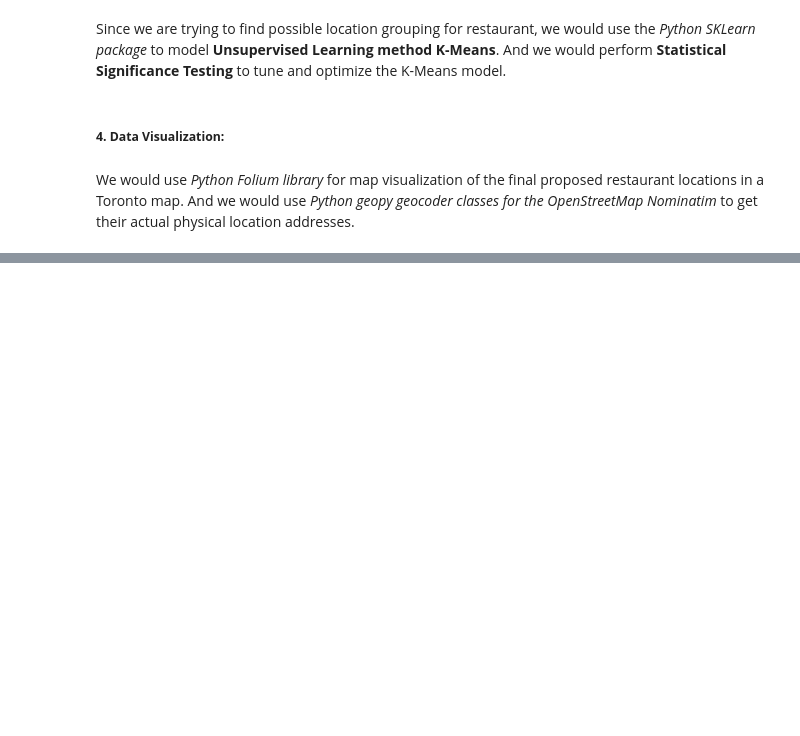
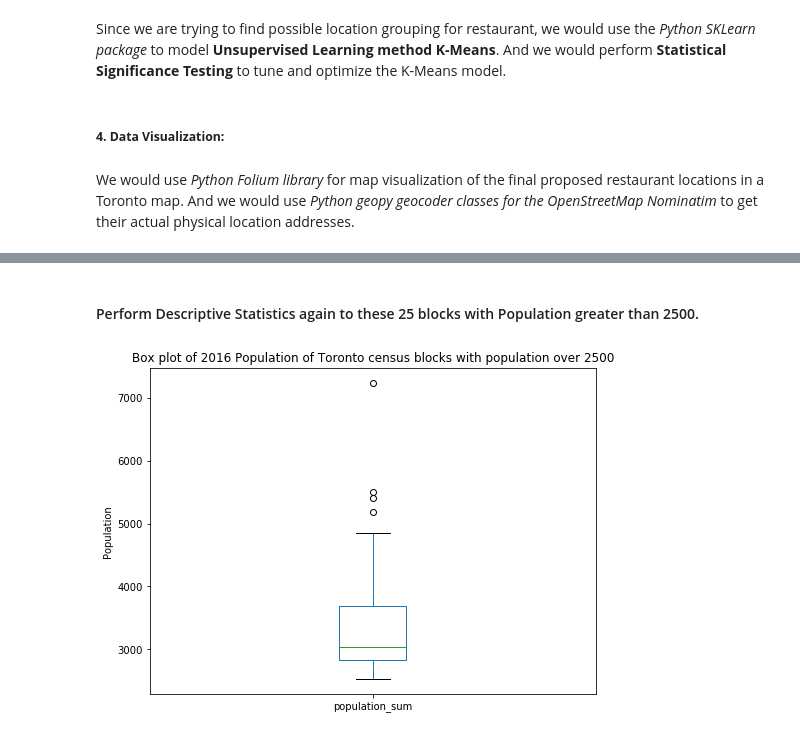
Before and after one commit to Tricomp1/Coursera_Capstone, a Jupyter notebook: CapstoneProjectW4.ipynb, the cells around one changed output, grey strips where cells are left out. Cells and saved outputs as stored; diff of their text form; code cells hidden in the pictures; blank space fills up the shorter version.

```diff
--- a/CapstoneProjectW4.ipynb
+++ b/CapstoneProjectW4.ipynb
@@ -63,0 +248,9 @@ Base URI:  api.foursquare.com/v2
+# %%
+# Areas with population greater than 2500
+df_census_blks_GT25 = pd.DataFrame(df_census_blks.loc[df_census_blks.loc[:, 'population_sum'] >  2500,  : ])
+
+# Sort census block based on population density
+df_census_blks_GT25.sort_values(['population_sum'], ascending=False, inplace=True)
+
+print(df_census_blks_GT25.shape)
+df_census_blks_GT25.head()
@@ -63,0 +265,13 @@ Base URI:  api.foursquare.com/v2
+# %% [markdown]
+#### Perform Descriptive Statistics again to these 25 blocks with Population greater than 2500.
+# %%
+### BoxPlot on population of the selected 25 census blocks
+
+df_census_blks_GT25.iloc[ : ,[1] ].plot(kind='box', figsize=(8, 6))
+
+plt.title('Box plot of 2016 Population of Toronto census blocks with population over 2500')
+plt.ylabel('Population')
+
+plt.show()
+# %% [output]
+[figure, added]
```
Also changed, not shown: parts of 49 cells of this notebook.
